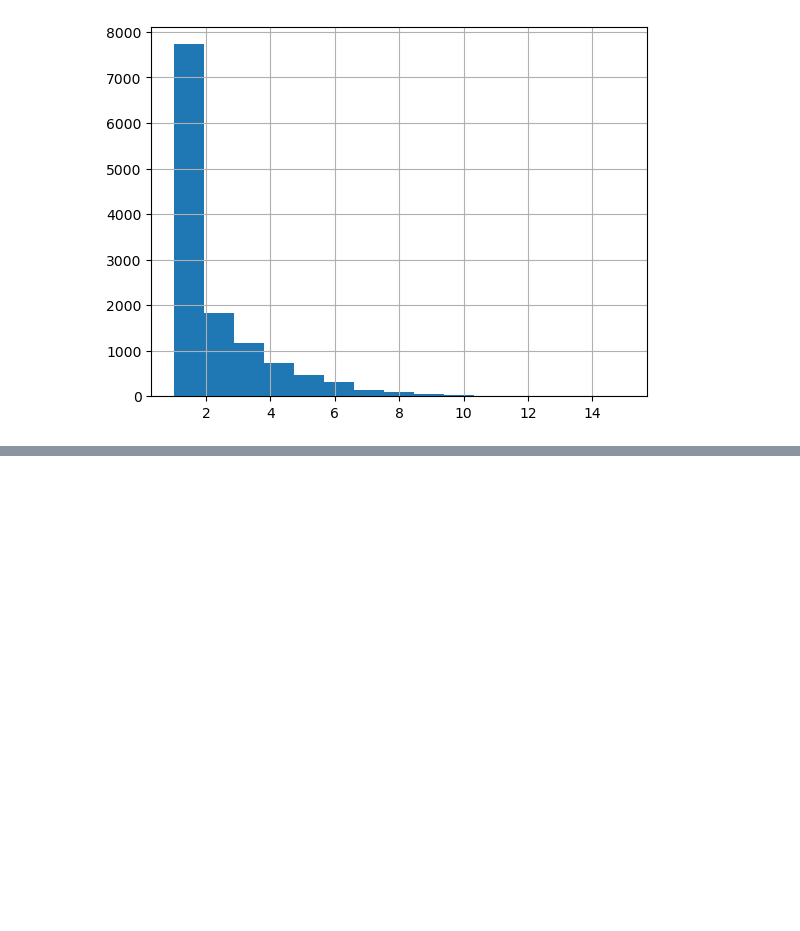
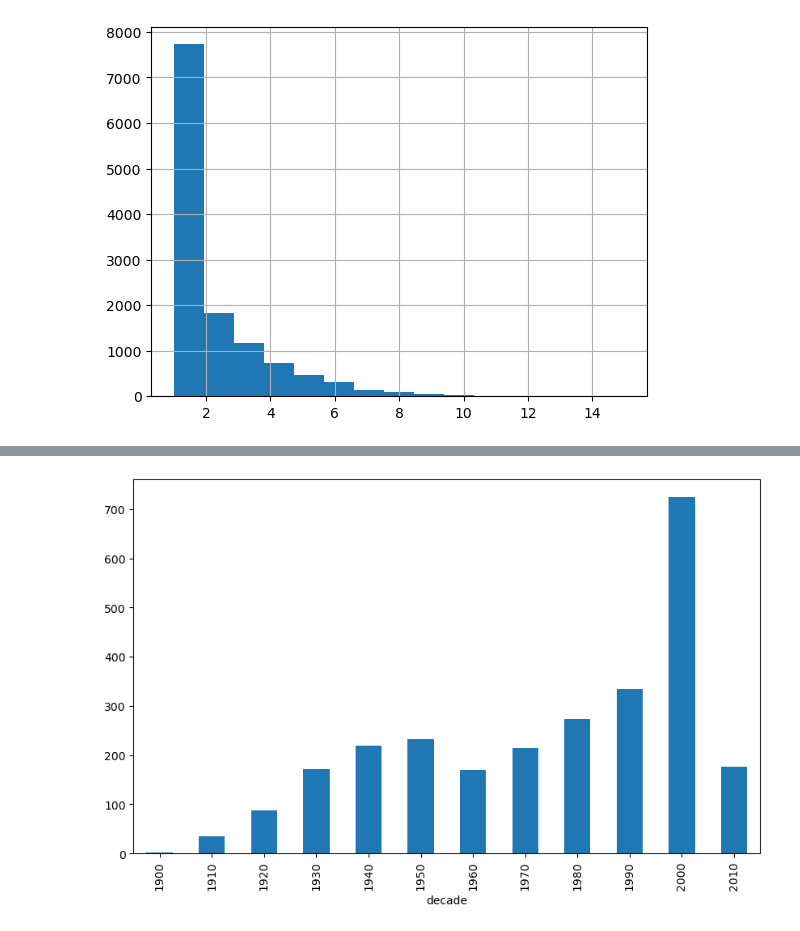
Before and after one commit to epfl-ada/ada-2023-project-zalix, a Jupyter notebook: zach.ipynb, the cells around one changed output, grey strips where cells are left out. Saved outputs shown, nothing was run; the diff lists cells and outputs as text; code cells hidden in the pictures; blank space fills up the shorter version.

```diff
--- a/zach.ipynb
+++ b/zach.ipynb
@@ -171,0 +174,7 @@ df_unique_movies = df_unique_movies.assign(num_ethnicities=num_ethnicities_by_mo
+# %%
+## naive approach to compare trends
+# plot the number of good films in each decade
+good_movies = df_unique_movies[df_unique_movies['averageRating'] >= 7]
+good_movies_count = good_movies.groupby('decade').size().plot.bar(stacked=True, figsize=(10, 6))
+# %% [output]
+[figure, added]
```
Also changed, not shown: parts of 6 cells of this notebook.
